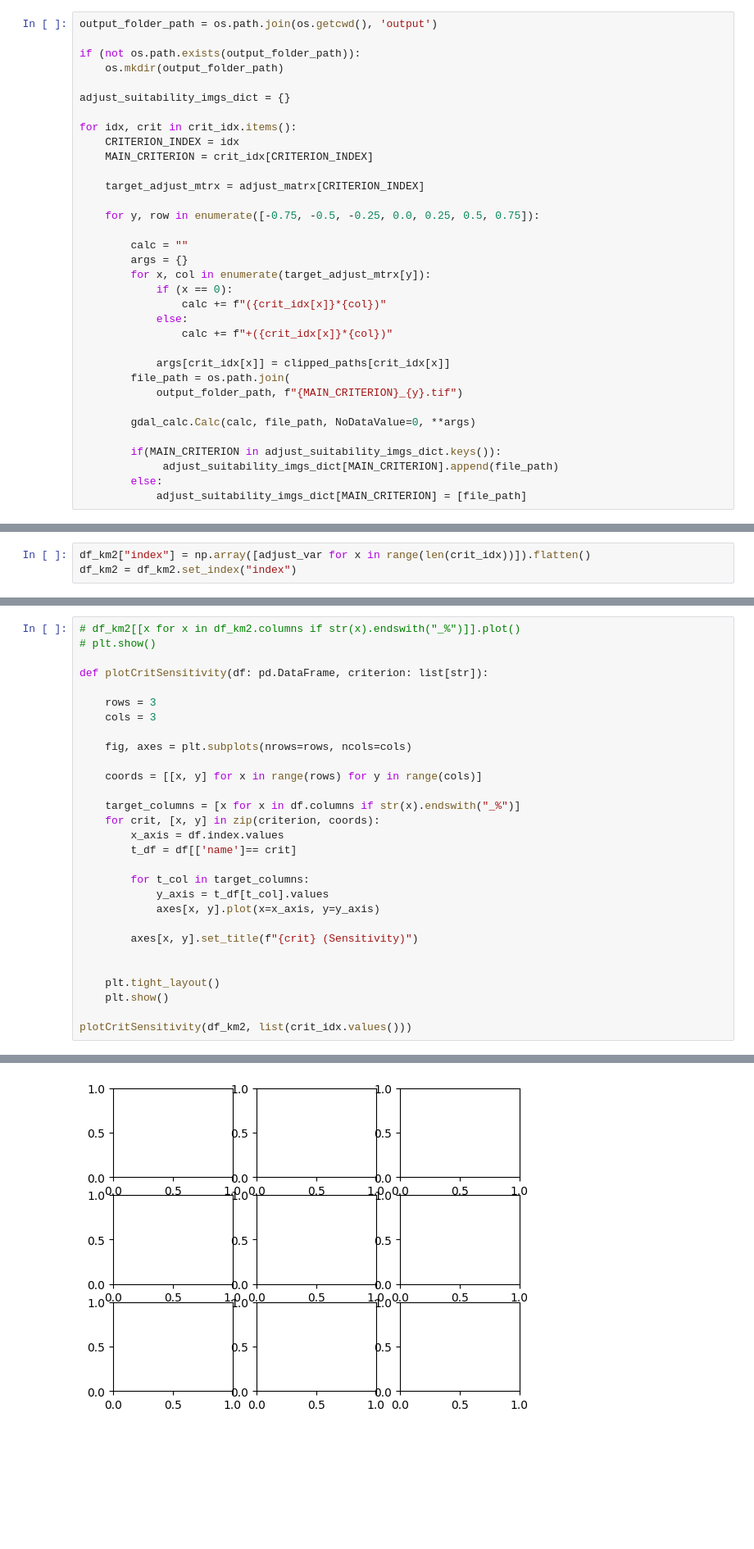
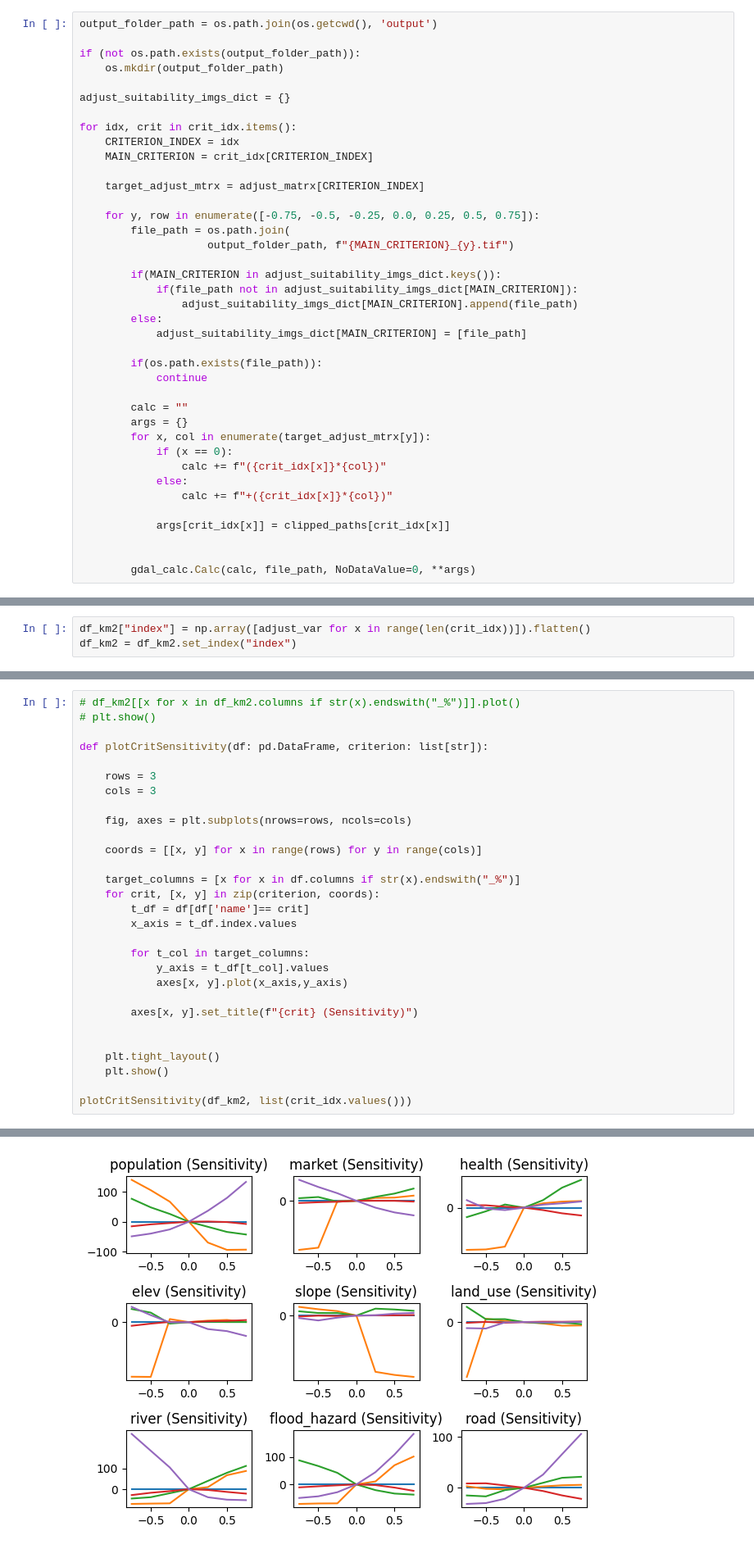
Before and after one commit to Auh3b/flood_shelter_sultability_research_unza, a Jupyter notebook: sensitivy_analysis.ipynb, the cells around one changed output, grey strips where cells are left out. Shown at 82% size. Drawn from its saved outputs; the diff is of its cells as text; blank space fills up the shorter version.

```diff
--- a/sensitivy_analysis.ipynb
+++ b/sensitivy_analysis.ipynb
@@ -156,6 +156,17 @@ for idx, crit in crit_idx.items():
     target_adjust_mtrx = adjust_matrx[CRITERION_INDEX]
 
     for y, row in enumerate([-0.75, -0.5, -0.25, 0.0, 0.25, 0.5, 0.75]):
+        file_path = os.path.join(
+                    output_folder_path, f"{MAIN_CRITERION}_{y}.tif")
+
+        if(MAIN_CRITERION in adjust_suitability_imgs_dict.keys()):
+            if(file_path not in adjust_suitability_imgs_dict[MAIN_CRITERION]):
+                adjust_suitability_imgs_dict[MAIN_CRITERION].append(file_path)
+        else:
+            adjust_suitability_imgs_dict[MAIN_CRITERION] = [file_path]
+
+        if(os.path.exists(file_path)):
+            continue
 
         calc = ""
         args = {}
@@ -166,15 +177,9 @@ for idx, crit in crit_idx.items():
                 calc += f"+({crit_idx[x]}*{col})"
 
             args[crit_idx[x]] = clipped_paths[crit_idx[x]]
-        file_path = os.path.join(
-            output_folder_path, f"{MAIN_CRITERION}_{y}.tif")
+
 
         gdal_calc.Calc(calc, file_path, NoDataValue=0, **args)
-
-        if(MAIN_CRITERION in adjust_suitability_imgs_dict.keys()):
-             adjust_suitability_imgs_dict[MAIN_CRITERION].append(file_path)
-        else:
-            adjust_suitability_imgs_dict[MAIN_CRITERION] = [file_path]
 # %% [output]
 0...10...20...30...40...50...60...70...80...90...100 - done.
 0...10...20...30...40...50...60...70...80...90...100 - done.
@@ -294,12 +301,12 @@ def plotCritSensitivity(df: pd.DataFrame, criterion: list[str]):
 
     target_columns = [x for x in df.columns if str(x).endswith("_%")]
     for crit, [x, y] in zip(criterion, coords):
-        x_axis = df.index.values
-        t_df = df[['name']== crit]
+        t_df = df[df['name']== crit]
+        x_axis = t_df.index.values
 
         for t_col in target_columns:
             y_axis = t_df[t_col].values
-            axes[x, y].plot(x=x_axis, y=y_axis)
+            axes[x, y].plot(x_axis,y_axis)
 
         axes[x, y].set_title(f"{crit} (Sensitivity)")
 
@@ -313 +319 @@ KeyError: False
-[figure, old version]
+[figure, new version]
```
Also changed, not shown: parts of 2 cells of this notebook.
